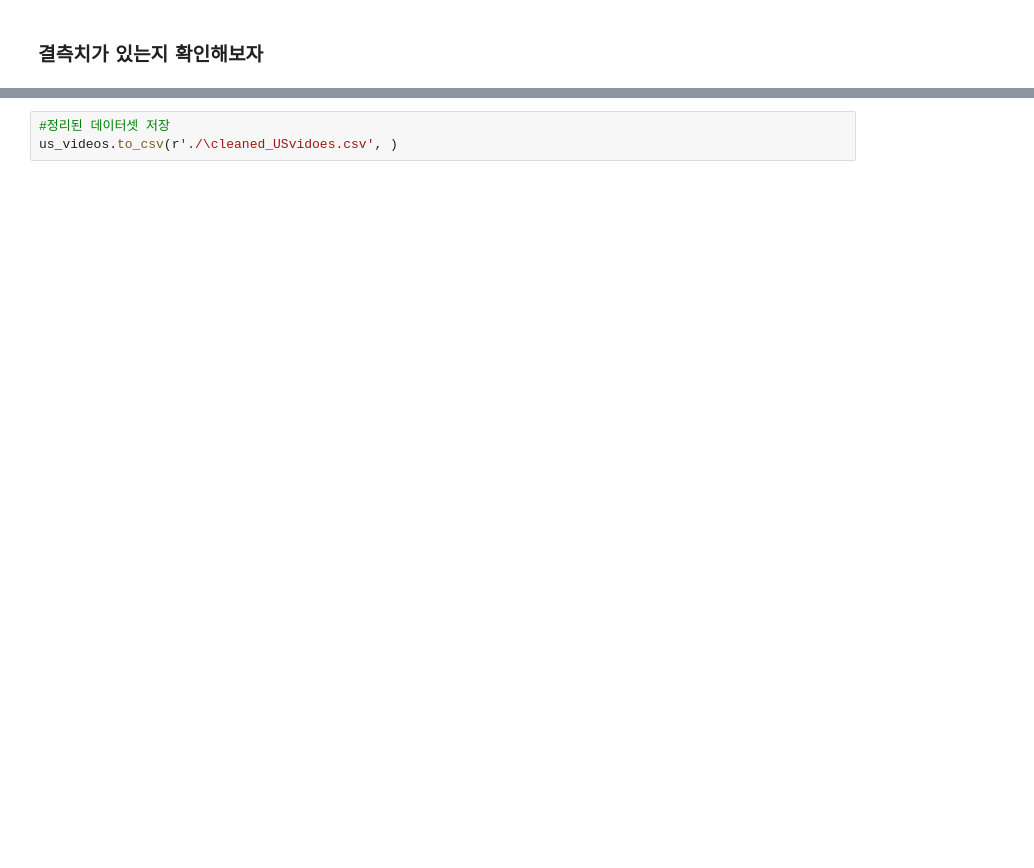
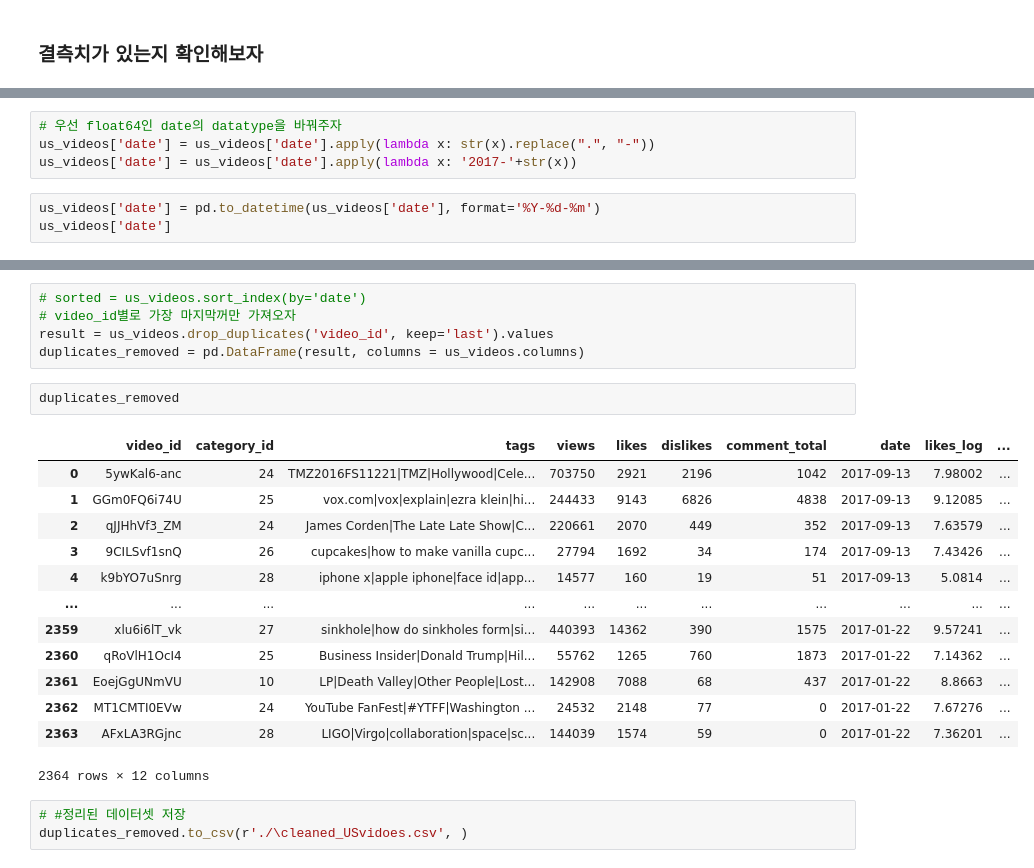
Before and after one commit to MunSunouk/mini.project, a Jupyter notebook: 손인준/US_videos_데이터처리_2.ipynb, the cells around one changed output, grey strips where cells are left out. Cells and saved outputs as stored; diff of their text form; blank space fills up the shorter version.

```diff
--- a/손인준/US_videos_데이터처리_2.ipynb
+++ b/손인준/US_videos_데이터처리_2.ipynb
@@ -171,0 +217,7 @@ us_videos
+# %%
+# 우선 float64인 date의 datatype을 바꿔주자
+us_videos['date'] = us_videos['date'].apply(lambda x: str(x).replace(".", "-"))
+us_videos['date'] = us_videos['date'].apply(lambda x: '2017-'+str(x))
+# %%
+us_videos['date'] = pd.to_datetime(us_videos['date'], format='%Y-%d-%m')
+us_videos['date']
@@ -172,3 +237,24 @@ us_videos
+# %%
+# sorted = us_videos.sort_index(by='date')
+# video_id별로 가장 마지막꺼만 가져오자
+result = us_videos.drop_duplicates('video_id', keep='last').values
+duplicates_removed = pd.DataFrame(result, columns = us_videos.columns)
+# %%
+duplicates_removed
+# %% [output]
+|  | video_id | category_id | tags | views | likes | dislikes | comment_total | date | likes_log | ... |
+| 0 | 5ywKal6-anc | 24 | TMZ2016FS11221|TMZ|Hollywood|Cele... | 703750 | 2921 | 2196 | 1042 | 2017-09-13 | 7.98002 | ... |
+| 1 | GGm0FQ6i74U | 25 | vox.com|vox|explain|ezra klein|hi... | 244433 | 9143 | 6826 | 4838 | 2017-09-13 | 9.12085 | ... |
+| 2 | qJJHhVf3_ZM | 24 | James Corden|The Late Late Show|C... | 220661 | 2070 | 449 | 352 | 2017-09-13 | 7.63579 | ... |
+| 3 | 9CILSvf1snQ | 26 | cupcakes|how to make vanilla cupc... | 27794 | 1692 | 34 | 174 | 2017-09-13 | 7.43426 | ... |
+| 4 | k9bYO7uSnrg | 28 | iphone x|apple iphone|face id|app... | 14577 | 160 | 19 | 51 | 2017-09-13 | 5.0814 | ... |
+| ... | ... | ... | ... | ... | ... | ... | ... | ... | ... | ... |
+| 2359 | xlu6i6lT_vk | 27 | sinkhole|how do sinkholes form|si... | 440393 | 14362 | 390 | 1575 | 2017-01-22 | 9.57241 | ... |
+| 2360 | qRoVlH1OcI4 | 25 | Business Insider|Donald Trump|Hil... | 55762 | 1265 | 760 | 1873 | 2017-01-22 | 7.14362 | ... |
+| 2361 | EoejGgUNmVU | 10 | LP|Death Valley|Other People|Lost... | 142908 | 7088 | 68 | 437 | 2017-01-22 | 8.8663 | ... |
+| 2362 | MT1CMTI0EVw | 24 | YouTube FanFest|#YTFF|Washington ... | 24532 | 2148 | 77 | 0 | 2017-01-22 | 7.67276 | ... |
+| 2363 | AFxLA3RGjnc | 28 | LIGO|Virgo|collaboration|space|sc... | 144039 | 1574 | 59 | 0 | 2017-01-22 | 7.36201 | ... |
+2364 rows × 12 columns
 # %%
-#정리된 데이터셋 저장
-us_videos.to_csv(r'./\cleaned_USvidoes.csv', )
+# #정리된 데이터셋 저장
+duplicates_removed.to_csv(r'./\cleaned_USvidoes.csv', )
```
Also changed, not shown: parts of 7 cells of this notebook, 2 other files.
